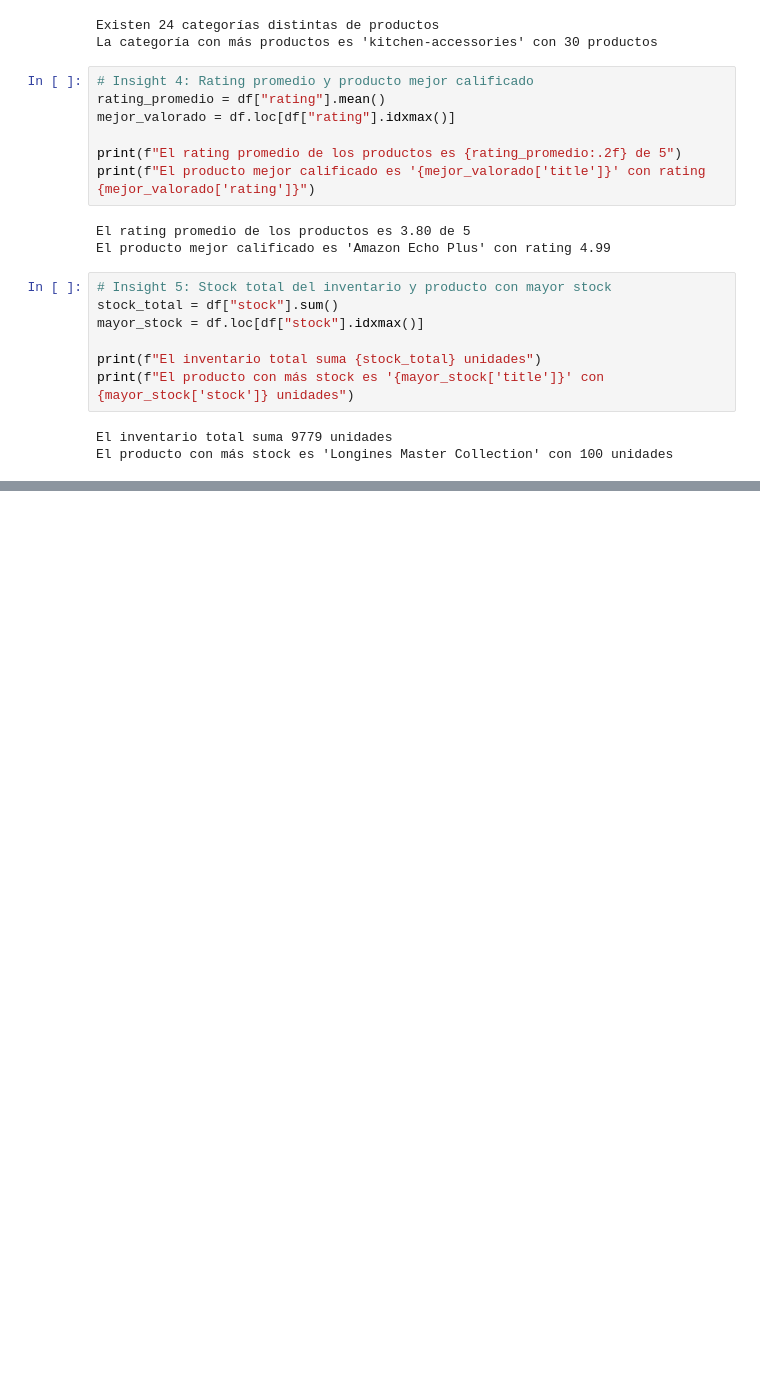
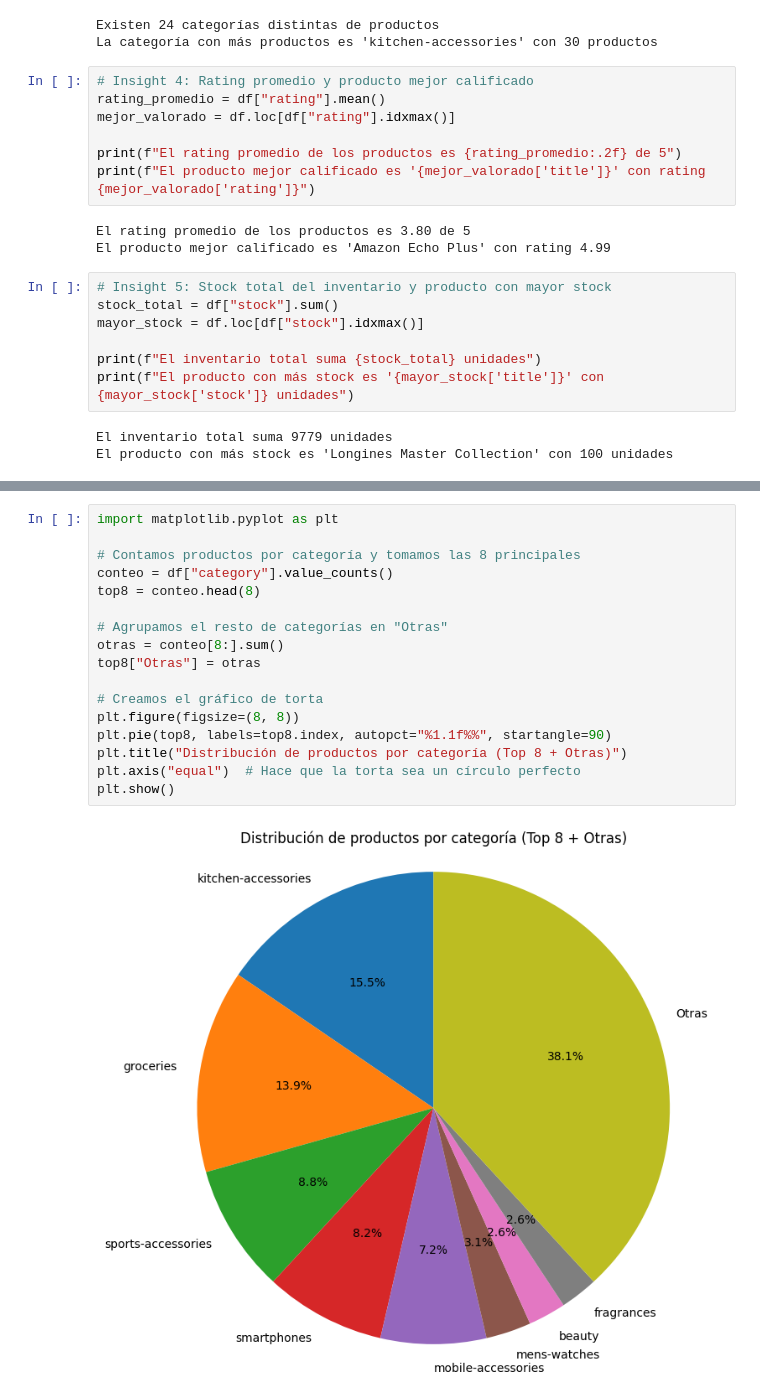
Before and after one commit to rafaelriatiga/taller4-api, a Jupyter notebook: analisis.ipynb, the cells around one changed output, grey strips where cells are left out. Saved outputs shown, nothing was run; the diff lists cells and outputs as text; blank space fills up the shorter version.

Commit message:
Agrega visualizaciones al notebook: grafico de torta, barras e histograma

```diff
--- a/analisis.ipynb
+++ b/analisis.ipynb
@@ -142,0 +148,19 @@ El producto con más stock es 'Longines Master Collection' con 100 unidades
+# %%
+import matplotlib.pyplot as plt
+
+# Contamos productos por categoría y tomamos las 8 principales
+conteo = df["category"].value_counts()
+top8 = conteo.head(8)
+
+# Agrupamos el resto de categorías en "Otras"
+otras = conteo[8:].sum()
+top8["Otras"] = otras
+
+# Creamos el gráfico de torta
+plt.figure(figsize=(8, 8))
+plt.pie(top8, labels=top8.index, autopct="%1.1f%%", startangle=90)
+plt.title("Distribución de productos por categoría (Top 8 + Otras)")
+plt.axis("equal")  # Hace que la torta sea un círculo perfecto
+plt.show()
+# %% [output]
+[figure, added]
```
Also changed, not shown: parts of 5 cells of this notebook.
